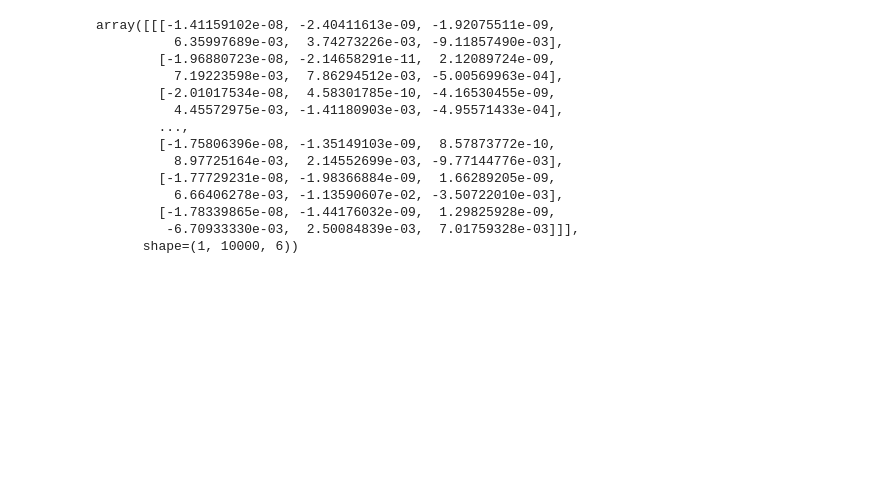
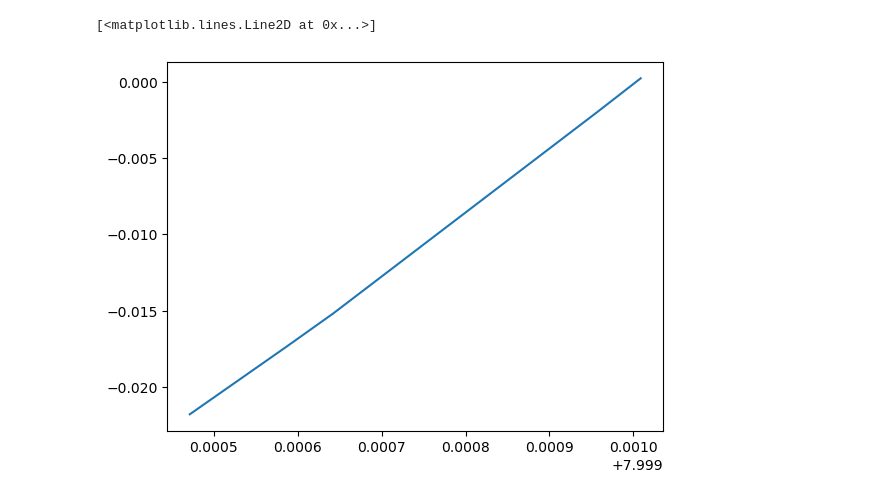
Before and after one commit to ananthukanilkumar/minicluster_tidal, a Jupyter notebook: hpc/tidal_timestep/viewer.ipynb, the cells around one changed output. Drawn from its saved outputs; the diff is of its cells as text; code cells hidden in the pictures; blank space fills up the shorter version.

```diff
--- a/hpc/tidal_timestep/viewer.ipynb
+++ b/hpc/tidal_timestep/viewer.ipynb
@@ -63,16 +46,5 @@ print(tupd)
 # %%
+plt.plot(mc_xv[:,0], mc_xv[:,2])
 # %% [output]
-array([[[-1.41159102e-08, -2.40411613e-09, -1.92075511e-09,
-          6.35997689e-03,  3.74273226e-03, -9.11857490e-03],
-        [-1.96880723e-08, -2.14658291e-11,  2.12089724e-09,
-          7.19223598e-03,  7.86294512e-03, -5.00569963e-04],
-        [-2.01017534e-08,  4.58301785e-10, -4.16530455e-09,
-          4.45572975e-03, -1.41180903e-03, -4.95571433e-04],
-        ...,
-        [-1.75806396e-08, -1.35149103e-09,  8.57873772e-10,
-          8.97725164e-03,  2.14552699e-03, -9.77144776e-03],
-        [-1.77729231e-08, -1.98366884e-09,  1.66289205e-09,
-          6.66406278e-03, -1.13590607e-02, -3.50722010e-03],
-        [-1.78339865e-08, -1.44176032e-09,  1.29825928e-09,
-         -6.70933330e-03,  2.50084839e-03,  7.01759328e-03]]],
-      shape=(1, 10000, 6))
+[<matplotlib.lines.Line2D at 0x...>]
+[figure, added]
```
Also changed, not shown: parts of 4 cells of this notebook, 12 other files.
